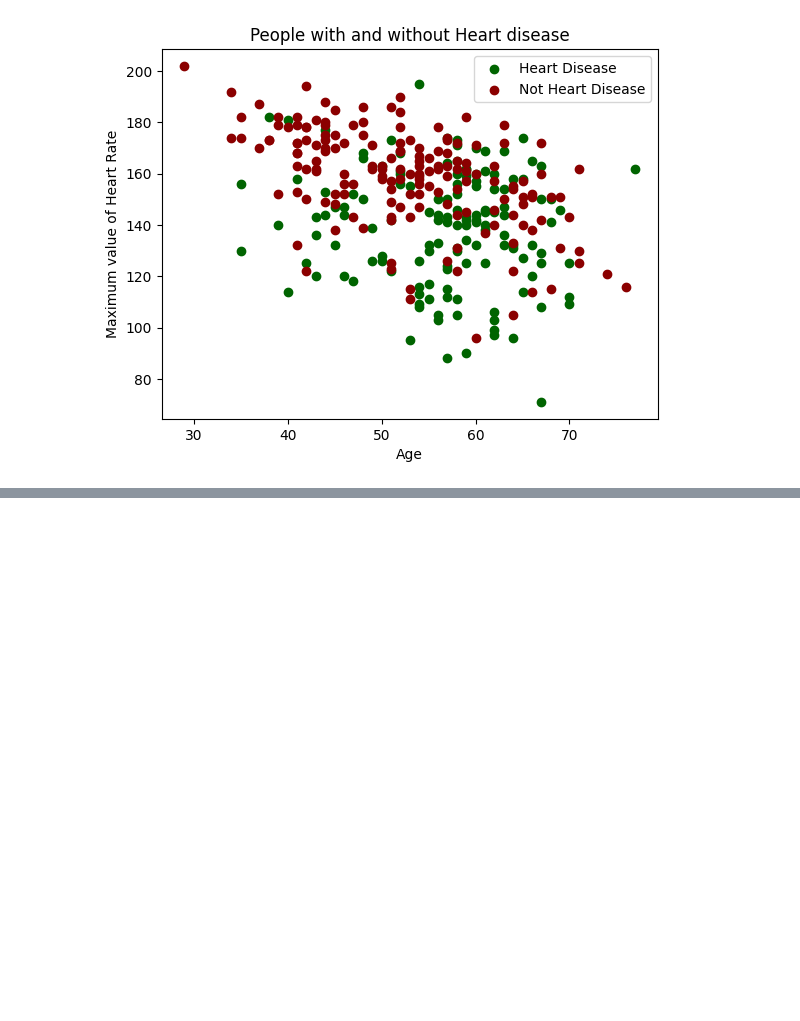
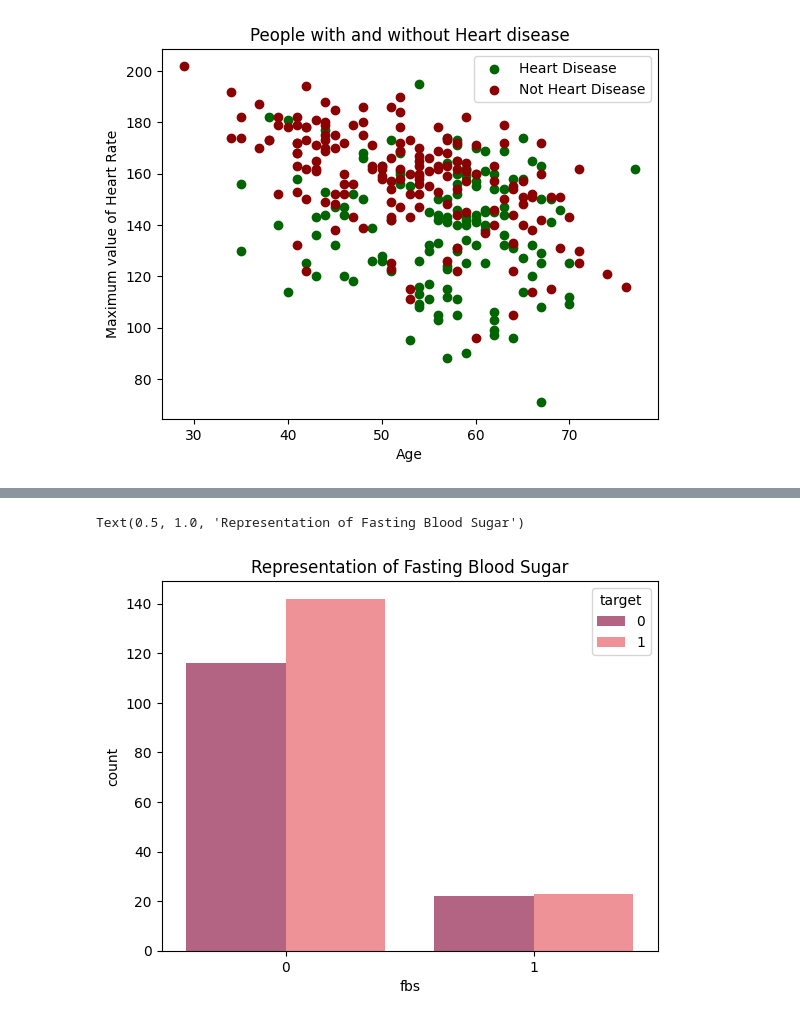
Before and after one commit to saiprasaad/Heart-Disease-Prediction, a Jupyter notebook: Project.ipynb, the cells around one changed output, grey strips where cells are left out. Cells and saved outputs as stored; diff of their text form; code cells hidden in the pictures; blank space fills up the shorter version.

```diff
--- a/Project.ipynb
+++ b/Project.ipynb
@@ -172,0 +203,7 @@ plt.show()
+# %%
+# Classifying count of fasting blood sugar > 120mg/dl whether true or false
+sns.countplot(x="fbs", hue="target", data=df, palette=["#C05780", "#FF828B"])
+plt.title('Representation of Fasting Blood Sugar')
+# %% [output]
+Text(0.5, 1.0, 'Representation of Fasting Blood Sugar')
+[figure, added]
```
Also changed, not shown: parts of 7 cells of this notebook.
